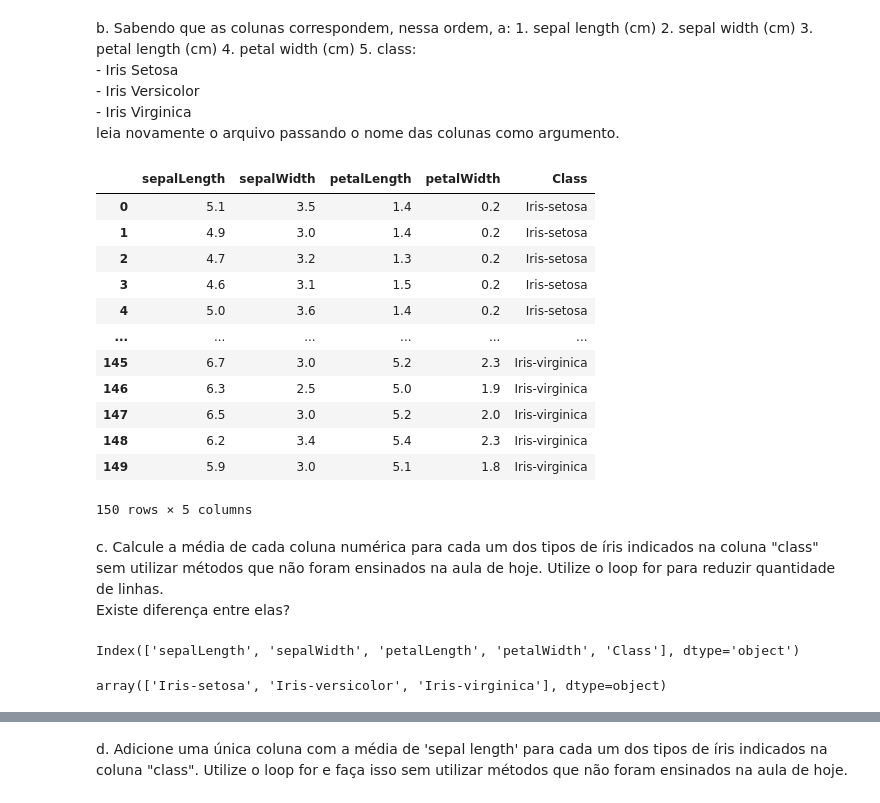
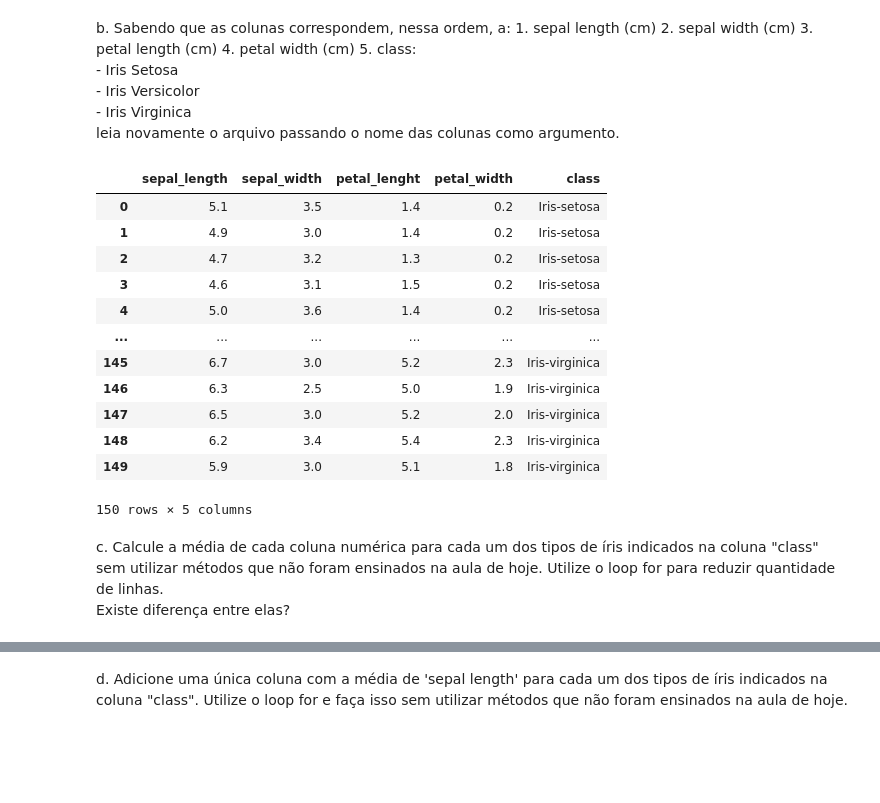
Before and after one commit to patriciacatandi/Lets_Code_Alunos, a Jupyter notebook: 02_Ferramentas_Programação/03_Pandas/Aula_3_-_Introdução.ipynb, the cells around one changed output, grey strips where cells are left out. Cells and saved outputs as stored; diff of their text form; code cells hidden in the pictures; blank space fills up the shorter version.

```diff
--- a/02_Ferramentas_Programação/03_Pandas/Aula_3_-_Introdução.ipynb
+++ b/02_Ferramentas_Programação/03_Pandas/Aula_3_-_Introdução.ipynb
@@ -1138,11 +1217,11 @@ b. Sabendo que as colunas correspondem, nessa ordem, a:
         - Iris Virginica <br>
 leia novamente o arquivo passando o nome das colunas como argumento.
 # %%
-tabela = pd.read_csv('https://archive.ics.uci.edu/ml/machine-learning-databases/iris/iris.data', sep=",", header=None, names = ["sepalLength", "sepalWidth", "petalLength","petalWidth", "Class"])
+iris = pd.read_csv("https://archive.ics.uci.edu/ml/machine-learning-databases/iris/iris.data", sep=',', names=['sepal_length', 'sepal_width', 'petal_lenght', 'petal_width', 'class'])  #sem o separator ele importa tudo em 1 única coluna!!!
 
-tabela
+iris
 # %% [output]
-|  | sepalLength | sepalWidth | petalLength | petalWidth | Class |
+|  | sepal_length | sepal_width | petal_lenght | petal_width | class |
 | 0 | 5.1 | 3.5 | 1.4 | 0.2 | Iris-setosa |
 | 1 | 4.9 | 3.0 | 1.4 | 0.2 | Iris-setosa |
 | 2 | 4.7 | 3.2 | 1.3 | 0.2 | Iris-setosa |
@@ -1158,11 +1237,3 @@ tabela
 # %% [markdown]
 c. Calcule a média de cada coluna numérica para cada um dos tipos de íris indicados na coluna "class" sem utilizar métodos que não foram ensinados na aula de hoje. Utilize o loop for para reduzir quantidade de linhas. <br>
 Existe diferença entre elas?
-# %%
-tabela.columns
-# %% [output]
-Index(['sepalLength', 'sepalWidth', 'petalLength', 'petalWidth', 'Class'], dtype='object')
-# %%
-tabela['Class'].unique()
-# %% [output]
-array(['Iris-setosa', 'Iris-versicolor', 'Iris-virginica'], dtype=object)
```
Also changed, not shown: parts of 70 cells of this notebook, 4 other files.
